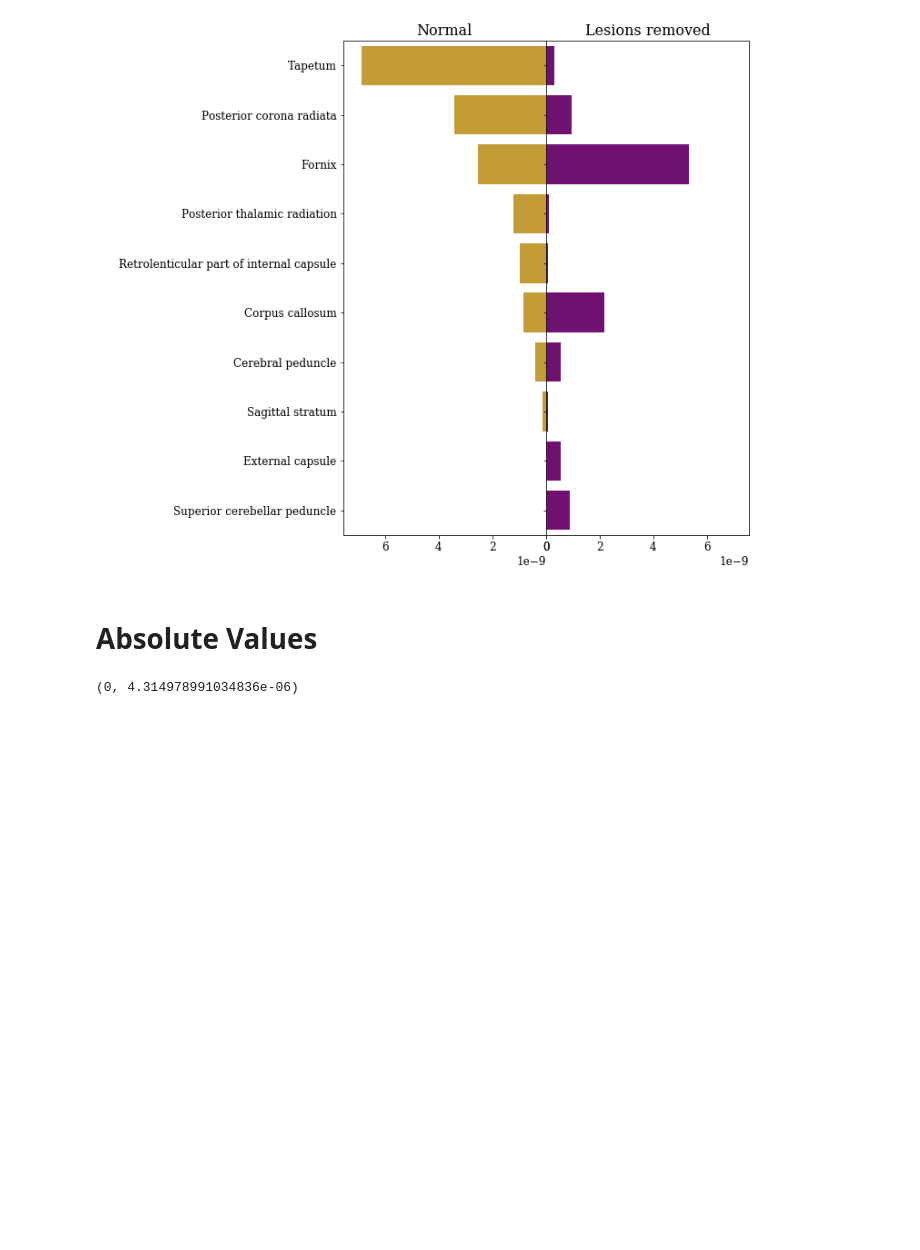
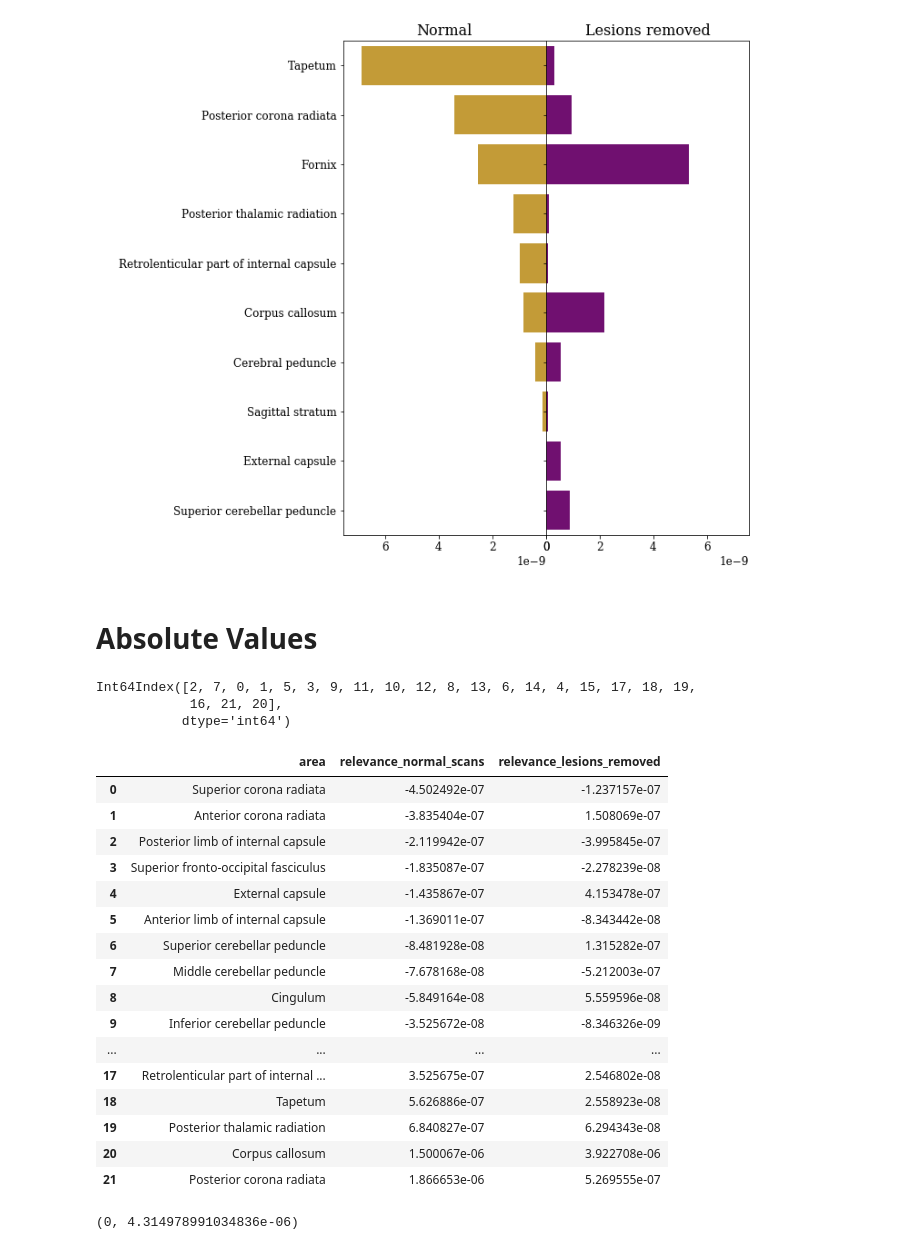
Before and after one commit to derEitel/explainableMS, a Jupyter notebook: Other investigations/Plot lesion removal area based comparison.ipynb, the cells around one changed output. Saved outputs shown, nothing was run; the diff lists cells and outputs as text; code cells hidden in the pictures; blank space fills up the shorter version.

```diff
--- a/Other investigations/Plot lesion removal area based comparison.ipynb
+++ b/Other investigations/Plot lesion removal area based comparison.ipynb
@@ -113,4 +115,4 @@ lesions_removed_abs = pd.read_csv(os.path.join(path, "evidence_in_area-absolute-
 # %%
 df_abs = pd.merge(normal_scans_abs, lesions_removed_abs, left_on='area',right_on='area',how='outer', suffixes=('_normal_scans', '_lesions_removed'))
 # %%
-df_abs = df_abs[::-1]
+#df_abs = df_abs[::-1]
@@ -116,0 +122,26 @@ df_abs = df_abs[::-1]
+# %%
+order_abs
+# %% [output]
+Int64Index([2, 7, 0, 1, 5, 3, 9, 11, 10, 12, 8, 13, 6, 14, 4, 15, 17, 18, 19,
+            16, 21, 20],
+           dtype='int64')
+# %%
+df_abs
+# %% [output]
+|  | area | relevance_normal_scans | relevance_lesions_removed |
+| 0 | Superior corona radiata | -4.502492e-07 | -1.237157e-07 |
+| 1 | Anterior corona radiata | -3.835404e-07 | 1.508069e-07 |
+| 2 | Posterior limb of internal capsule | -2.119942e-07 | -3.995845e-07 |
+| 3 | Superior fronto-occipital fasciculus | -1.835087e-07 | -2.278239e-08 |
+| 4 | External capsule | -1.435867e-07 | 4.153478e-07 |
+| 5 | Anterior limb of internal capsule | -1.369011e-07 | -8.343442e-08 |
+| 6 | Superior cerebellar peduncle | -8.481928e-08 | 1.315282e-07 |
+| 7 | Middle cerebellar peduncle | -7.678168e-08 | -5.212003e-07 |
+| 8 | Cingulum | -5.849164e-08 | 5.559596e-08 |
+| 9 | Inferior cerebellar peduncle | -3.525672e-08 | -8.346326e-09 |
+| ... | ... | ... | ... |
+| 17 | Retrolenticular part of internal ... | 3.525675e-07 | 2.546802e-08 |
+| 18 | Tapetum | 5.626886e-07 | 2.558923e-08 |
+| 19 | Posterior thalamic radiation | 6.840827e-07 | 6.294343e-08 |
+| 20 | Corpus callosum | 1.500067e-06 | 3.922708e-06 |
+| 21 | Posterior corona radiata | 1.866653e-06 | 5.269555e-07 |
```
Also changed, not shown: parts of 7 cells of this notebook, 2 other files.
